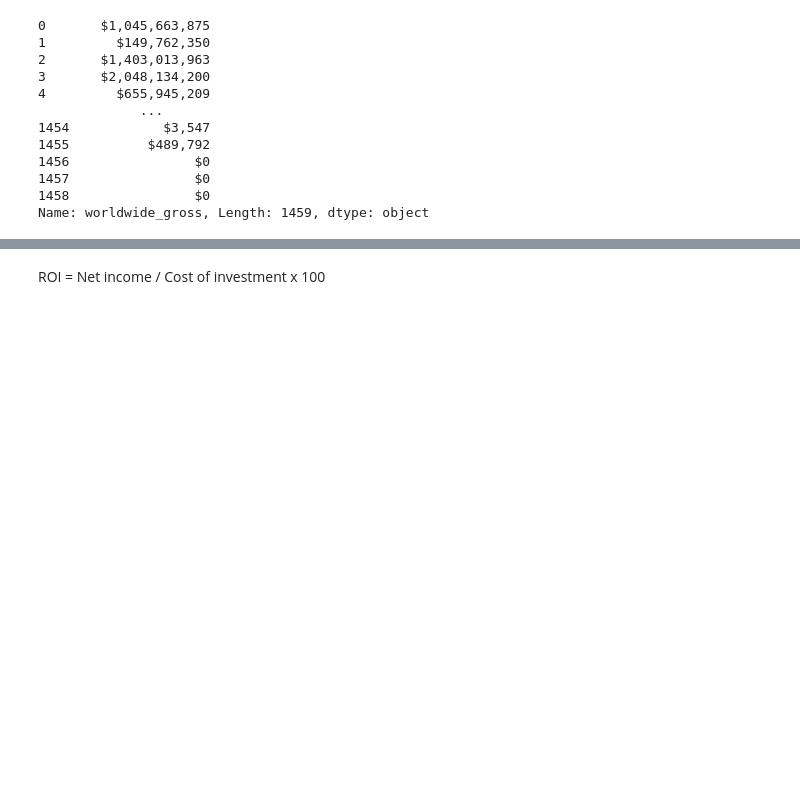
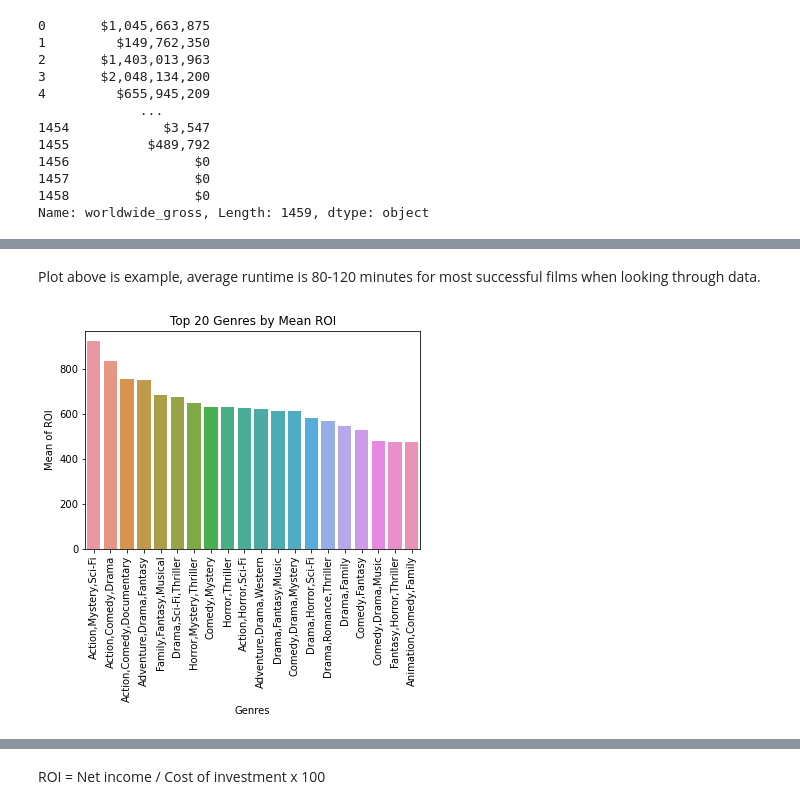
Before and after one commit to jnahra/dsc-phase-1-project, a Jupyter notebook: sean_phase1_notebook.ipynb, the cells around one changed output, grey strips where cells are left out. Saved outputs shown, nothing was run; the diff lists cells and outputs as text; code cells hidden in the pictures; blank space fills up the shorter version.

Commit message:
Commit for Jan 25th. Worked on starting visualizations and created jpeg

```diff
--- a/sean_phase1_notebook.ipynb
+++ b/sean_phase1_notebook.ipynb
@@ -207,0 +118,2 @@ plt.show()
+# %%
+master['ROI'] = master['profit'] / master['production_budget'] * 100
@@ -207,0 +162,6 @@ plt.show()
+# %%
+master = master[master['runtime_minutes'] >= 75.0]
+# %%
+master = master[master['production_budget'] >= 10000000]
+# %%
+master = master[master['numvotes'] >= 1000]
@@ -207,0 +177,18 @@ plt.show()
+# %% [markdown]
+Plot above is example, average runtime is 80-120 minutes for most successful films when looking through data.
+# %%
+# Group data by genre and calculate the mean of the 'ROI' column
+mean_ROI_by_genre = master.groupby('genres')['ROI'].mean()
+
+#Get top 20 genres based on mean ROI
+top_20_genres = mean_ROI_by_genre.nlargest(20)
+
+# Create a bar chart of the mean ROI by genre
+sns.barplot(x=top_20_genres.index, y=top_20_genres.values)
+plt.title('Top 20 Genres by Mean ROI')
+plt.xlabel('Genres')
+plt.ylabel('Mean of ROI')
+plt.xticks(rotation=90)
+plt.show()
+# %% [output]
+[figure, added]
```
Also changed, not shown: parts of 40 cells of this notebook, 1 other file.
